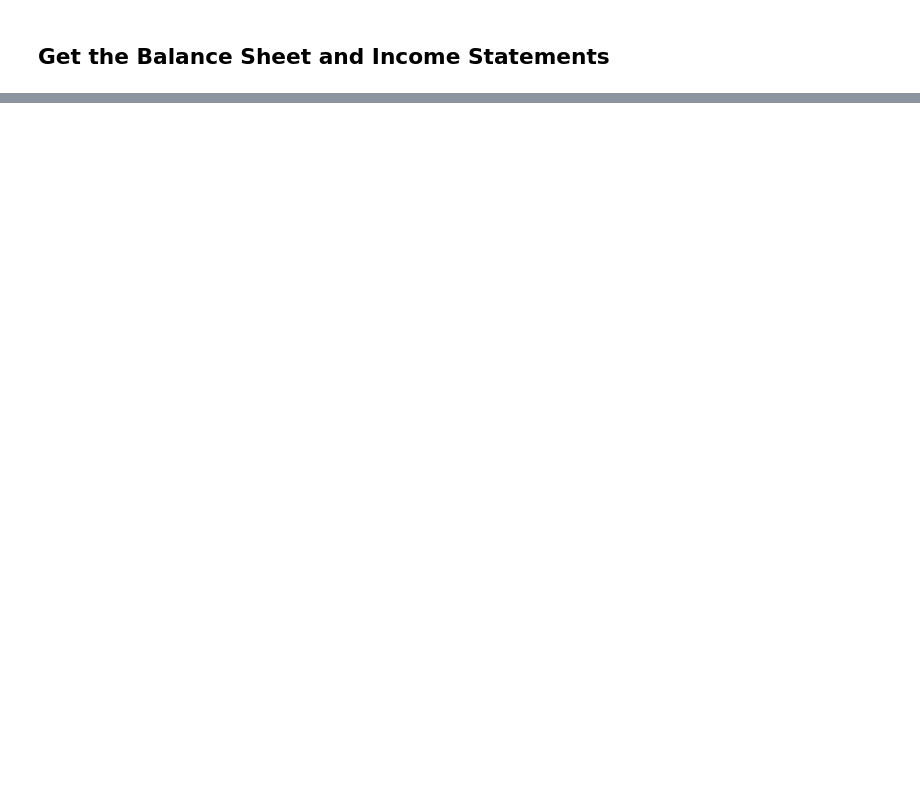
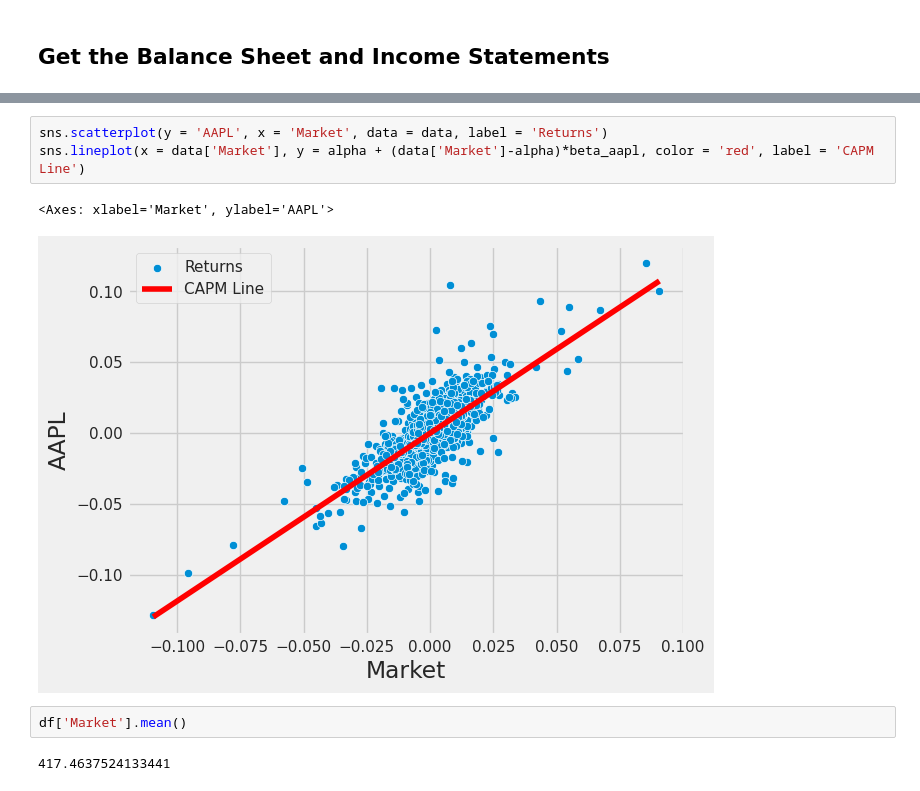
Before and after one commit to JyothsnaGH/PythonforFinance, a Jupyter notebook: FinancialDataAnalysis.ipynb, the cells around one changed output, grey strips where cells are left out. Cells and saved outputs as stored; diff of their text form; blank space fills up the shorter version.

```diff
--- a/FinancialDataAnalysis.ipynb
+++ b/FinancialDataAnalysis.ipynb
@@ -81,0 +190,10 @@ META.describe()
+# %%
+sns.scatterplot(y = 'AAPL', x = 'Market', data = data, label = 'Returns')
+sns.lineplot(x = data['Market'], y = alpha + (data['Market']-alpha)*beta_aapl, color = 'red', label = 'CAPM Line')
+# %% [output]
+<Axes: xlabel='Market', ylabel='AAPL'>
+[figure, added]
+# %%
+df['Market'].mean()
+# %% [output]
+417.4637524133441
```
Also changed, not shown: parts of 16 cells of this notebook.
